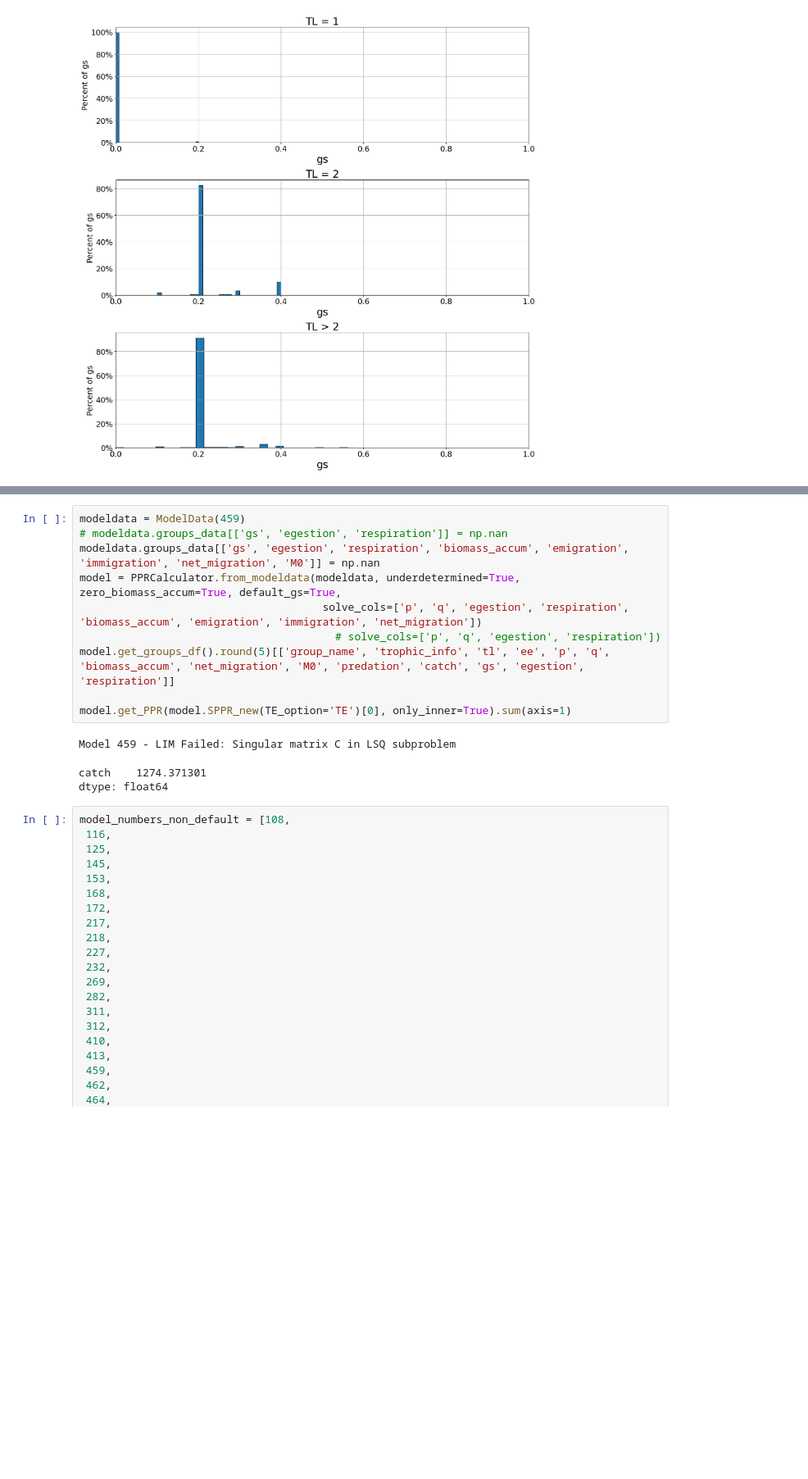
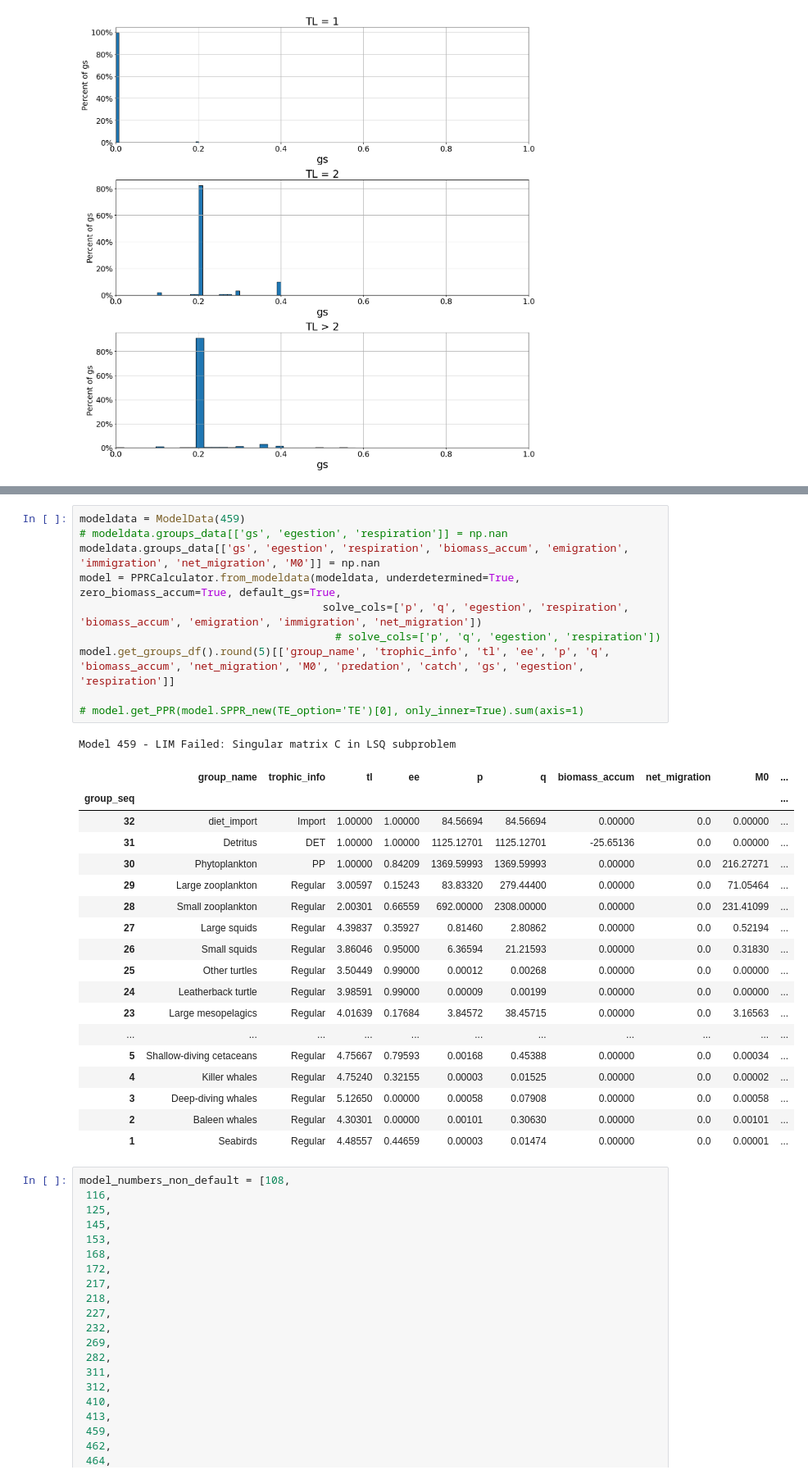
Before and after one commit to idocarmel1/PPREstimation, a Jupyter notebook: tests.ipynb, the cells around one changed output, grey strips where cells are left out. Shown at 82% size. Drawn from its saved outputs; the diff is of its cells as text; blank space fills up the shorter version.

```diff
--- a/tests.ipynb
+++ b/tests.ipynb
@@ -135,17 +547,33 @@ dtype: float64
 # %%
 modeldata = ModelData(459)
 # modeldata.groups_data[['gs', 'egestion', 'respiration']] = np.nan
 modeldata.groups_data[['gs', 'egestion', 'respiration', 'biomass_accum', 'emigration', 'immigration', 'net_migration', 'M0']] = np.nan
 model = PPRCalculator.from_modeldata(modeldata, underdetermined=True, zero_biomass_accum=True, default_gs=True,
                                       solve_cols=['p', 'q', 'egestion', 'respiration', 'biomass_accum', 'emigration', 'immigration', 'net_migration'])
                                         # solve_cols=['p', 'q', 'egestion', 'respiration'])
 model.get_groups_df().round(5)[['group_name', 'trophic_info', 'tl', 'ee', 'p', 'q', 'biomass_accum', 'net_migration', 'M0', 'predation', 'catch', 'gs', 'egestion', 'respiration']]
 
-model.get_PPR(model.SPPR_new(TE_option='TE')[0], only_inner=True).sum(axis=1)
+# model.get_PPR(model.SPPR_new(TE_option='TE')[0], only_inner=True).sum(axis=1)
 # %% [output]
 Model 459 - LIM Failed: Singular matrix C in LSQ subproblem
-catch    1274.371301
-dtype: float64
+|  | group_name | trophic_info | tl | ee | p | q | biomass_accum | net_migration | M0 | ... |
+| group_seq |  |  |  |  |  |  |  |  |  | ... |
+| 32 | diet_import | Import | 1.00000 | 1.00000 | 84.56694 | 84.56694 | 0.00000 | 0.0 | 0.00000 | ... |
+| 31 | Detritus | DET | 1.00000 | 1.00000 | 1125.12701 | 1125.12701 | -25.65136 | 0.0 | 0.00000 | ... |
+| 30 | Phytoplankton | PP | 1.00000 | 0.84209 | 1369.59993 | 1369.59993 | 0.00000 | 0.0 | 216.27271 | ... |
+| 29 | Large zooplankton | Regular | 3.00597 | 0.15243 | 83.83320 | 279.44400 | 0.00000 | 0.0 | 71.05464 | ... |
+| 28 | Small zooplankton | Regular | 2.00301 | 0.66559 | 692.00000 | 2308.00000 | 0.00000 | 0.0 | 231.41099 | ... |
+| 27 | Large squids | Regular | 4.39837 | 0.35927 | 0.81460 | 2.80862 | 0.00000 | 0.0 | 0.52194 | ... |
+| 26 | Small squids | Regular | 3.86046 | 0.95000 | 6.36594 | 21.21593 | 0.00000 | 0.0 | 0.31830 | ... |
+| 25 | Other turtles | Regular | 3.50449 | 0.99000 | 0.00012 | 0.00268 | 0.00000 | 0.0 | 0.00000 | ... |
+| 24 | Leatherback turtle | Regular | 3.98591 | 0.99000 | 0.00009 | 0.00199 | 0.00000 | 0.0 | 0.00000 | ... |
+| 23 | Large mesopelagics | Regular | 4.01639 | 0.17684 | 3.84572 | 38.45715 | 0.00000 | 0.0 | 3.16563 | ... |
+| ... | ... | ... | ... | ... | ... | ... | ... | ... | ... | ... |
+| 5 | Shallow-diving cetaceans | Regular | 4.75667 | 0.79593 | 0.00168 | 0.45388 | 0.00000 | 0.0 | 0.00034 | ... |
+| 4 | Killer whales | Regular | 4.75240 | 0.32155 | 0.00003 | 0.01525 | 0.00000 | 0.0 | 0.00002 | ... |
+| 3 | Deep-diving whales | Regular | 5.12650 | 0.00000 | 0.00058 | 0.07908 | 0.00000 | 0.0 | 0.00058 | ... |
+| 2 | Baleen whales | Regular | 4.30301 | 0.00000 | 0.00101 | 0.30630 | 0.00000 | 0.0 | 0.00101 | ... |
+| 1 | Seabirds | Regular | 4.48557 | 0.44659 | 0.00003 | 0.01474 | 0.00000 | 0.0 | 0.00001 | ... |
 # %%
 model_numbers_non_default = [108,
  116,
```
Also changed, not shown: parts of 5 cells of this notebook, 1 other file.
